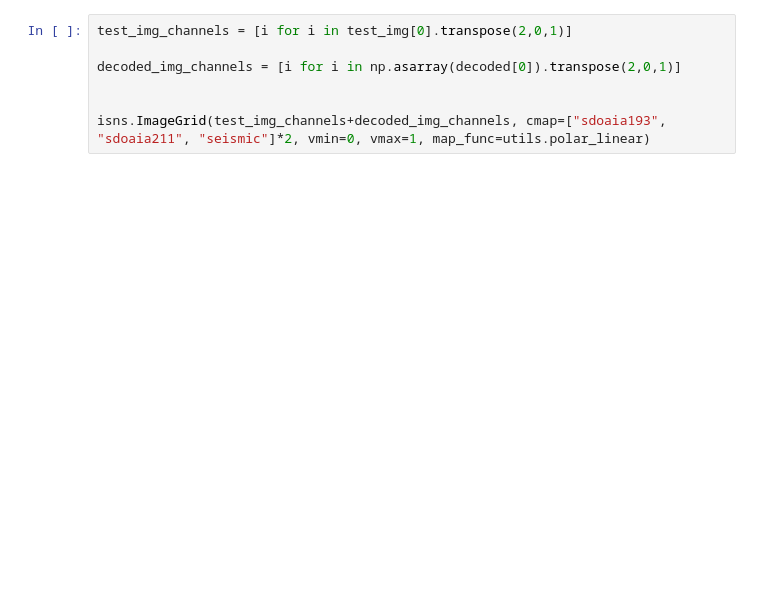
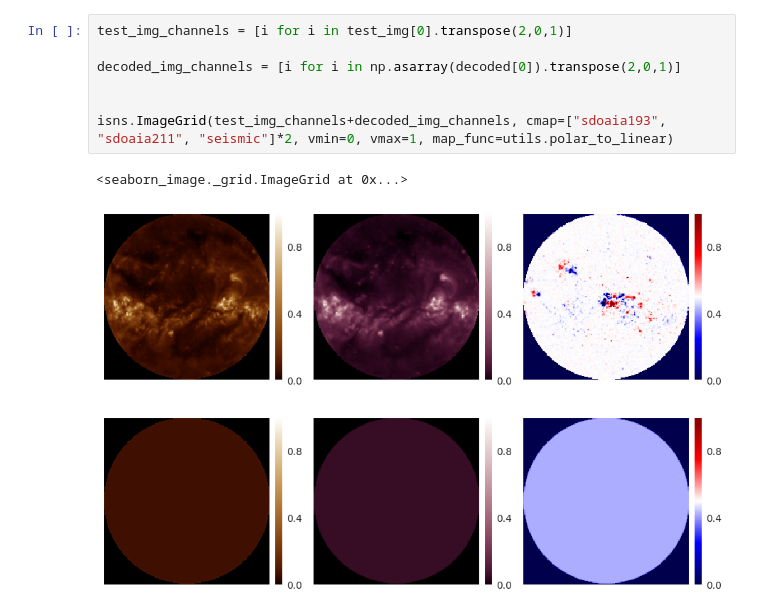
Before and after one commit to eugenioLR/TFM_sun_Autoencoders, a Jupyter notebook: autoencoder_xception_3c_full.ipynb, the cells around one changed output. Saved outputs shown, nothing was run; the diff lists cells and outputs as text; blank space fills up the shorter version.

```diff
--- a/autoencoder_xception_3c_full.ipynb
+++ b/autoencoder_xception_3c_full.ipynb
@@ -175,7 +155,10 @@ isns.rgbplot(decoded[0], cmap=["sdoaia193", "sdoaia211", "seismic"], vmin=0, vma
 # %%
 test_img_channels = [i for i in test_img[0].transpose(2,0,1)]
 
 decoded_img_channels = [i for i in np.asarray(decoded[0]).transpose(2,0,1)]
 
 
-isns.ImageGrid(test_img_channels+decoded_img_channels, cmap=["sdoaia193", "sdoaia211", "seismic"]*2, vmin=0, vmax=1, map_func=utils.polar_linear)
+isns.ImageGrid(test_img_channels+decoded_img_channels, cmap=["sdoaia193", "sdoaia211", "seismic"]*2, vmin=0, vmax=1, map_func=utils.polar_to_linear)
+# %% [output]
+<seaborn_image._grid.ImageGrid at 0x...>
+[figure, added]
```
Also changed, not shown: parts of 13 cells of this notebook, 7 other files.
